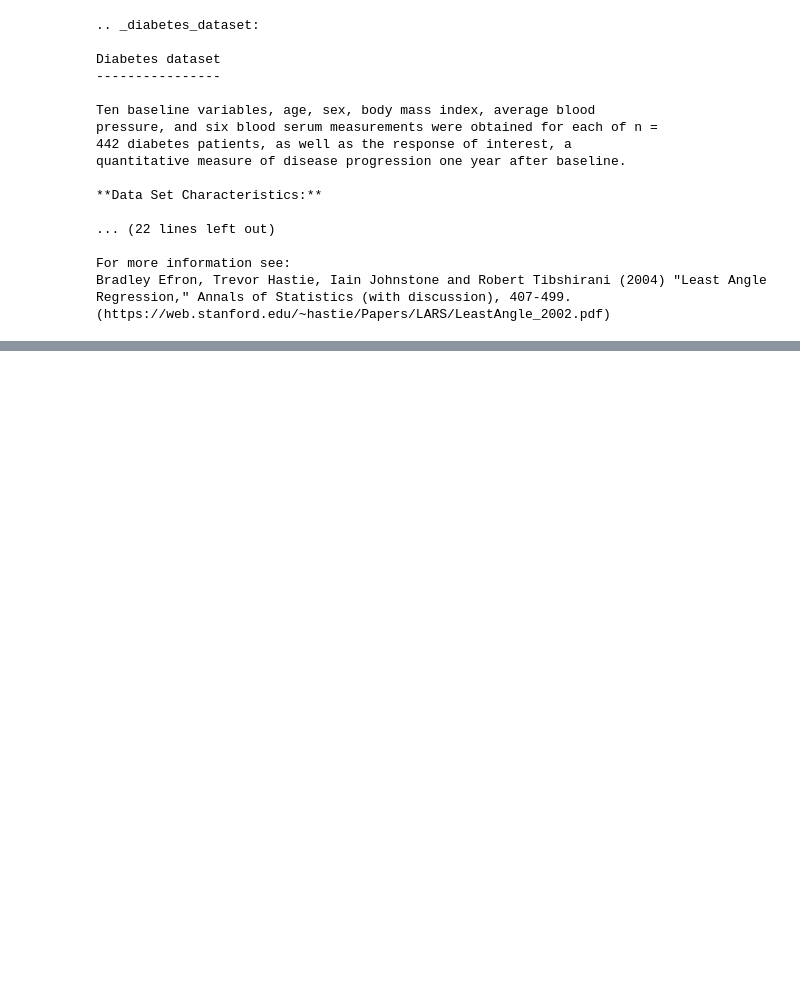
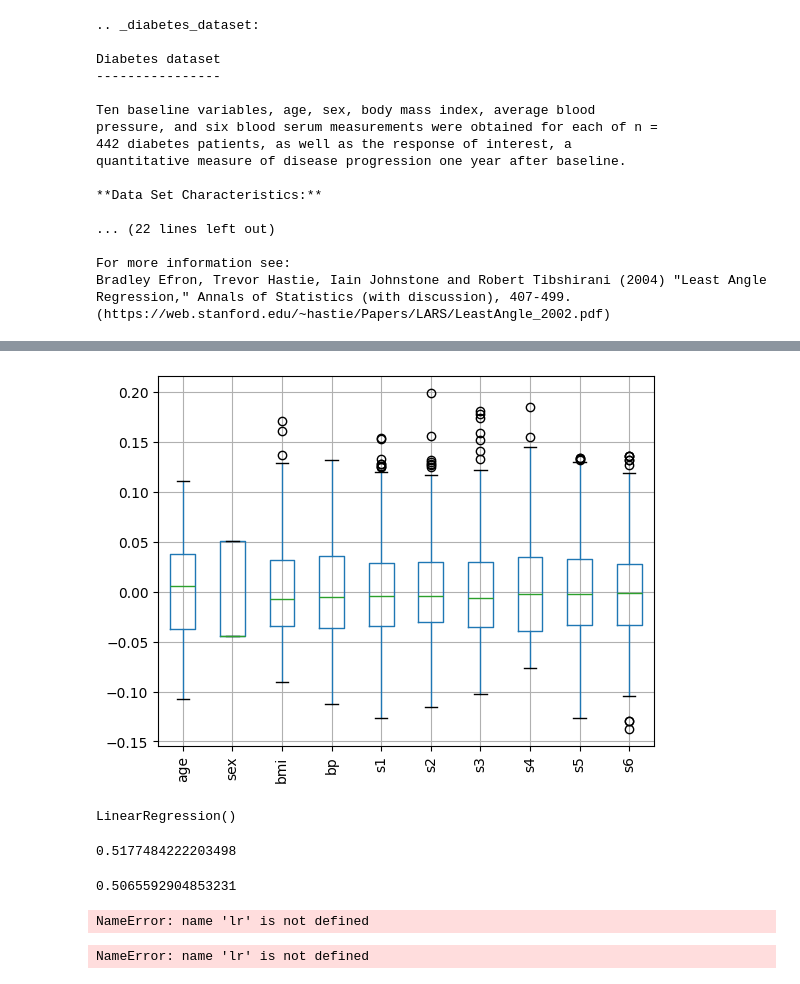
Before and after one commit to gusgoes/Machine-Learning, a Jupyter notebook: week1/week1exercise1.ipynb, the cells around one changed output, grey strips where cells are left out. Drawn from its saved outputs; the diff is of its cells as text; code cells hidden in the pictures; blank space fills up the shorter version.

```diff
--- a/week1/week1exercise1.ipynb
+++ b/week1/week1exercise1.ipynb
@@ -153,8 +153,8 @@ plt.show()
 [figure]
 # %%
 from sklearn import datasets
-diabtes = datasets.load_diabetes()
-print(diabtes.DESCR)
+diabetes = datasets.load_diabetes()
+print(diabetes.DESCR)
 # %% [output]
 .. _diabetes_dataset:
 
@@ -173,3 +173,8 @@ quantitative measure of disease progression one year after baseline.
 For more information see:
 Bradley Efron, Trevor Hastie, Iain Johnstone and Robert Tibshirani (2004) "Least Angle Regression," Annals of Statistics (with discussion), 407-499.
 (https://web.stanford.edu/~hastie/Papers/LARS/LeastAngle_2002.pdf)
+# %%
+data = pd.DataFrame(diabetes.data, columns=diabetes.feature_names)
+data.boxplot(rot=90)
+data.head()
+# %% [output]
@@ -175,0 +187,26 @@ Bradley Efron, Trevor Hastie, Iain Johnstone and Robert Tibshirani (2004) "Least
+[figure, added]
+# %%
+x = data
+y = diabetes.target
+lr = LinearRegression()
+lr.fit(x, y)
+# %% [output]
+LinearRegression()
+# %%
+r_squared = lr.score(x, y)
+r_squared
+# %% [output]
+0.5177484222203498
+# %%
+adjusted_r_squared = 1 - (1 - r_squared) * (len(y) - 1) / (len(y) - x.shape[1] - 1)
+adjusted_r_squared
+# %% [output]
+0.5065592904853231
+# %%
+lr.coef_
+# %% [output]
+NameError: name 'lr' is not defined
+# %%
+lr.intercept_
+# %% [output]
+NameError: name 'lr' is not defined
```
Also changed, not shown: parts of 3 cells of this notebook.
